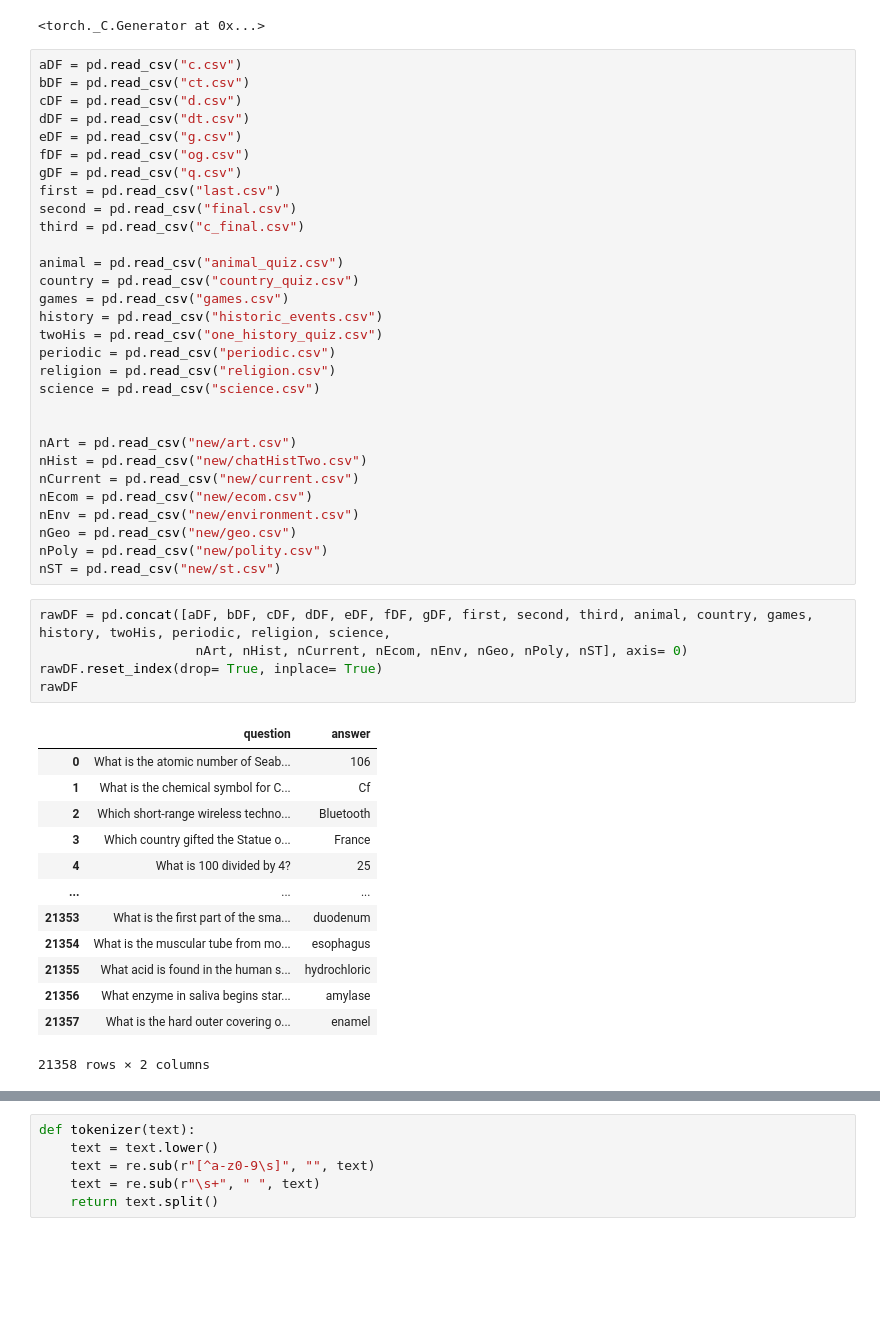
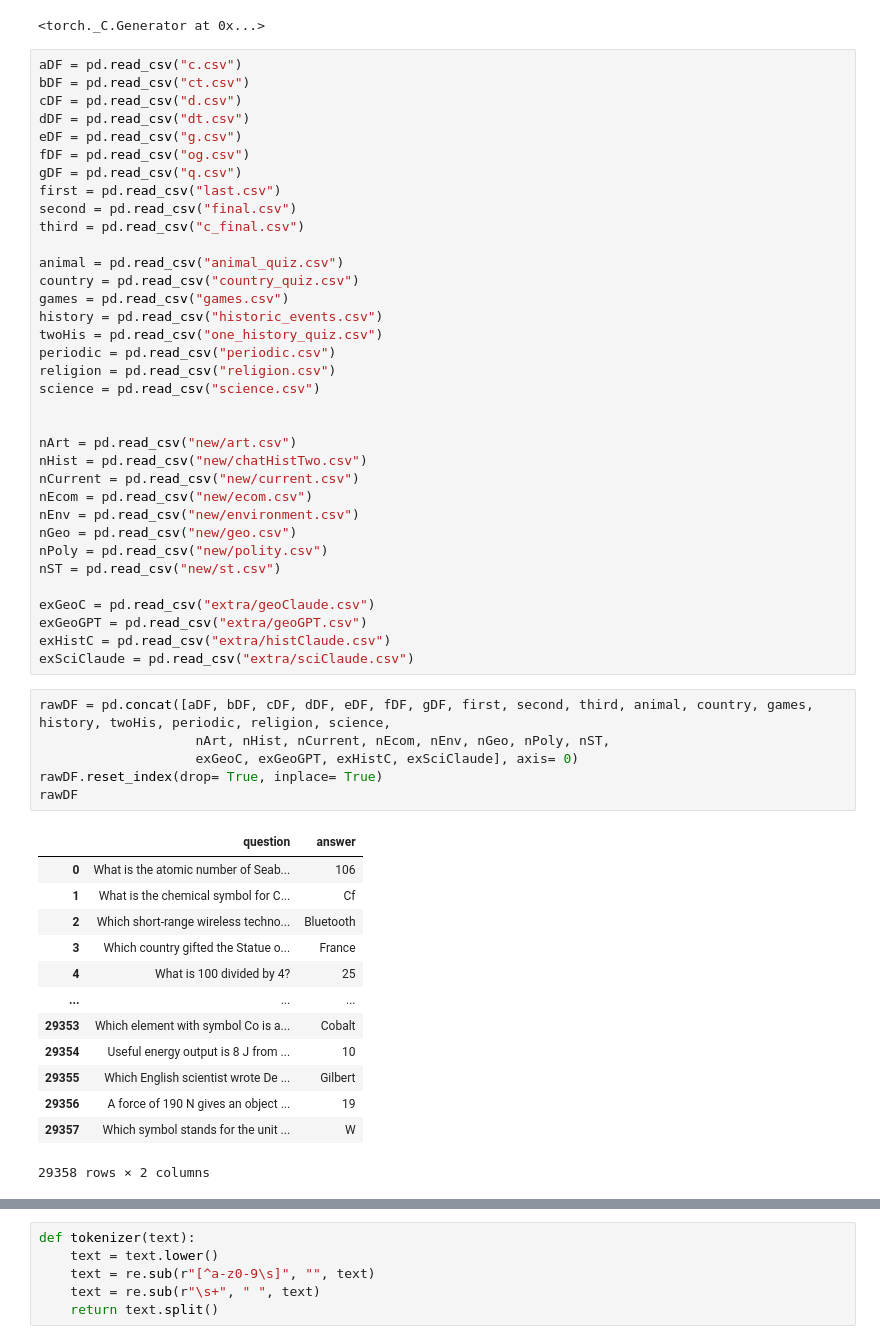
Before and after one commit to m-mhe/dl_practice, a Jupyter notebook: quiz_rnn/main.ipynb, the cells around one changed output, grey strips where cells are left out. Saved outputs shown, nothing was run; the diff lists cells and outputs as text; blank space fills up the shorter version.

```diff
--- a/quiz_rnn/main.ipynb
+++ b/quiz_rnn/main.ipynb
@@ -43,22 +43,28 @@ nEnv = pd.read_csv("new/environment.csv")
 nGeo = pd.read_csv("new/geo.csv")
 nPoly = pd.read_csv("new/polity.csv")
 nST = pd.read_csv("new/st.csv")
+
+exGeoC = pd.read_csv("extra/geoClaude.csv")
+exGeoGPT = pd.read_csv("extra/geoGPT.csv")
+exHistC = pd.read_csv("extra/histClaude.csv")
+exSciClaude = pd.read_csv("extra/sciClaude.csv")
 # %%
 rawDF = pd.concat([aDF, bDF, cDF, dDF, eDF, fDF, gDF, first, second, third, animal, country, games, history, twoHis, periodic, religion, science,
-                    nArt, nHist, nCurrent, nEcom, nEnv, nGeo, nPoly, nST], axis= 0)
+                    nArt, nHist, nCurrent, nEcom, nEnv, nGeo, nPoly, nST,
+                    exGeoC, exGeoGPT, exHistC, exSciClaude], axis= 0)
 rawDF.reset_index(drop= True, inplace= True)
 rawDF
 # %% [output]
 |  | question | answer |
 | 0 | What is the atomic number of Seab... | 106 |
 | 1 | What is the chemical symbol for C... | Cf |
 | 2 | Which short-range wireless techno... | Bluetooth |
 | 3 | Which country gifted the Statue o... | France |
 | 4 | What is 100 divided by 4? | 25 |
 | ... | ... | ... |
-| 21353 | What is the first part of the sma... | duodenum |
-| 21354 | What is the muscular tube from mo... | esophagus |
-| 21355 | What acid is found in the human s... | hydrochloric |
-| 21356 | What enzyme in saliva begins star... | amylase |
-| 21357 | What is the hard outer covering o... | enamel |
+| 29353 | Which element with symbol Co is a... | Cobalt |
+| 29354 | Useful energy output is 8 J from ... | 10 |
+| 29355 | Which English scientist wrote De ... | Gilbert |
+| 29356 | A force of 190 N gives an object ... | 19 |
+| 29357 | Which symbol stands for the unit ... | W |
-21358 rows × 2 columns
+29358 rows × 2 columns
```
Also changed, not shown: parts of 10 cells of this notebook, 7 other files.
